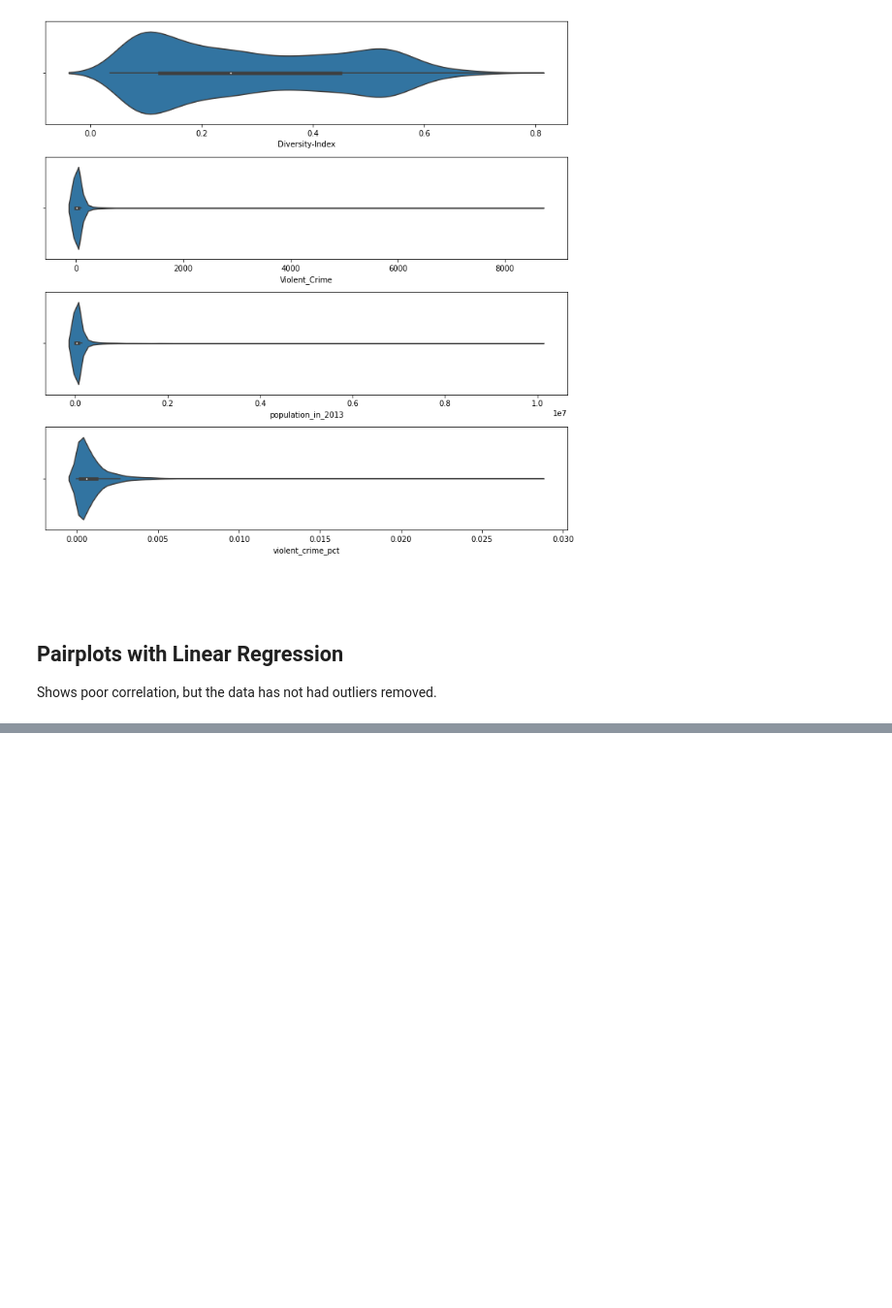
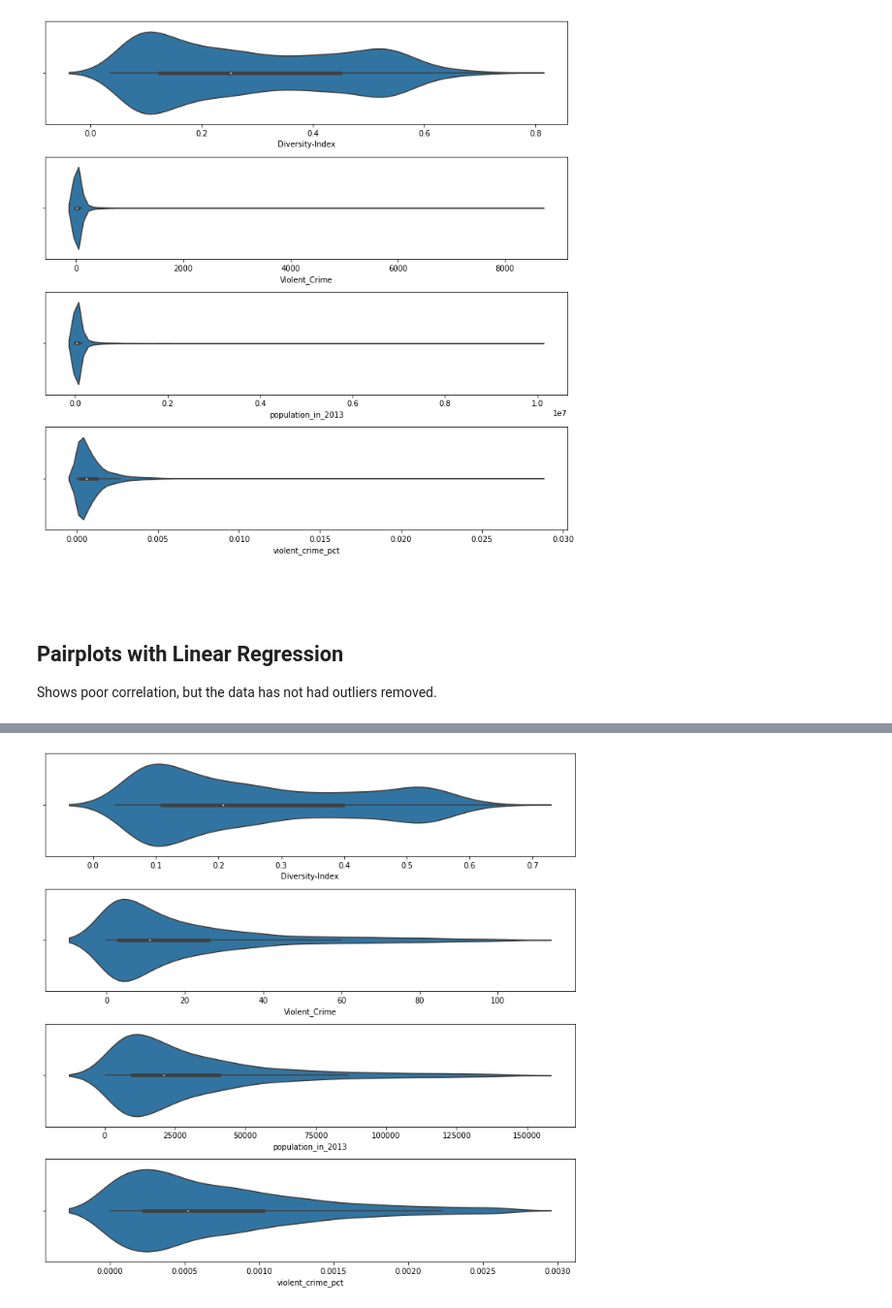
Before and after one commit to Shane-McCallum/Diversity-and-Violence--Is-there-a-connection-, a Jupyter notebook: Notebooks/EDA.ipynb, the cells around one changed output, grey strips where cells are left out. Shown: that part at 97% size. Cells and saved outputs as stored; diff of their text form; code cells hidden in the pictures; blank space fills up the shorter version.

```diff
--- a/Notebooks/EDA.ipynb
+++ b/Notebooks/EDA.ipynb
@@ -242,0 +264,13 @@ sns.pairplot(df, kind='reg', plot_kws={'line_kws':{'color':'red'}})
+# %%
+
+fig,ax = plt.subplots(4,1, figsize=(10,10), sharex=False, sharey=False)
+
+
+sns.violinplot(x='Diversity-Index', data=df_temp, ax=ax[0])
+sns.violinplot(x='Violent_Crime', data=df_temp, ax=ax[1])
+sns.violinplot(x='population_in_2013', data=df_temp, ax=ax[2])
+sns.violinplot(x='violent_crime_pct', data=df_temp, ax=ax[3])
+
+plt.tight_layout()
+# %% [output]
+[figure, added]
```
Also changed, not shown: parts of 13 cells of this notebook.
